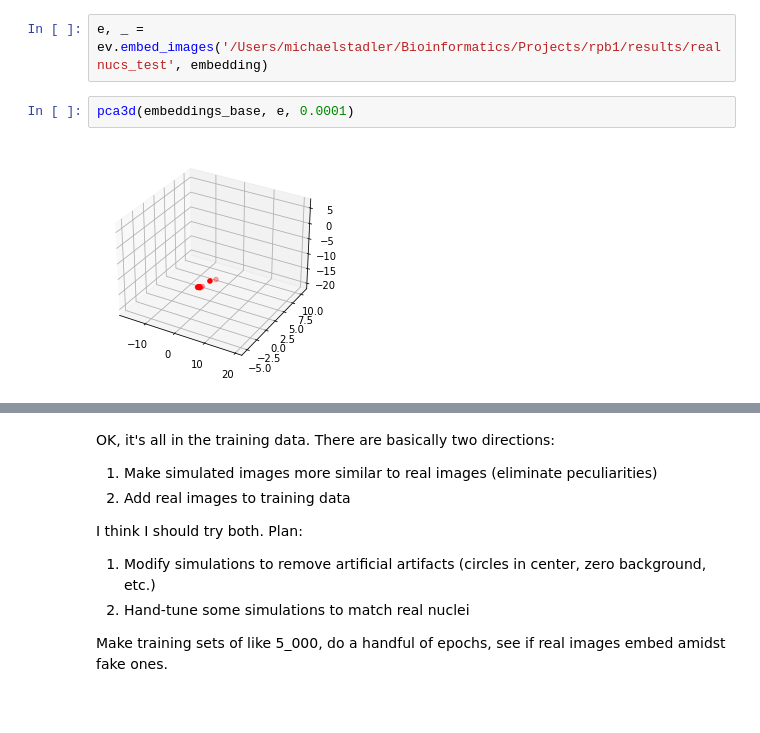
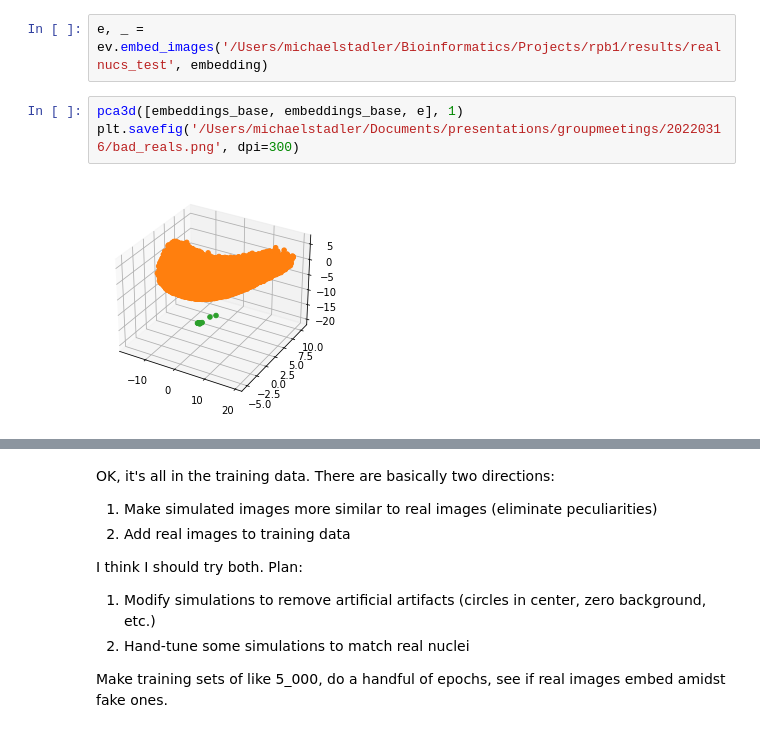
Before and after one commit to michaelrstadler/rpb1, a Jupyter notebook: bin/notebooks/20220309-realdata-siamese.ipynb, the cells around one changed output, grey strips where cells are left out. Drawn from its saved outputs; the diff is of its cells as text.

```diff
--- a/bin/notebooks/20220309-realdata-siamese.ipynb
+++ b/bin/notebooks/20220309-realdata-siamese.ipynb
@@ -134,9 +134,10 @@ for nuc in nucs:
 save_list(nucs_mod, '/Users/michaelstadler/Bioinformatics/Projects/rpb1/results/realnucs_mod')
 # %%
 e, _ = ev.embed_images('/Users/michaelstadler/Bioinformatics/Projects/rpb1/results/realnucs_test', embedding)
-# %%
-pca3d(embeddings_base, e, 0.0001)
-# %% [output]
-[figure, removed]
+# %%
+pca3d([embeddings_base, embeddings_base, e], 1)
+plt.savefig('/Users/michaelstadler/Documents/presentations/groupmeetings/20220316/bad_reals.png', dpi=300)
+# %% [output]
+[figure, added]
 # %%
 pca3d(embeddings_base, e, 1)
```
Also changed, not shown: parts of 46 cells of this notebook, 3 other files.
